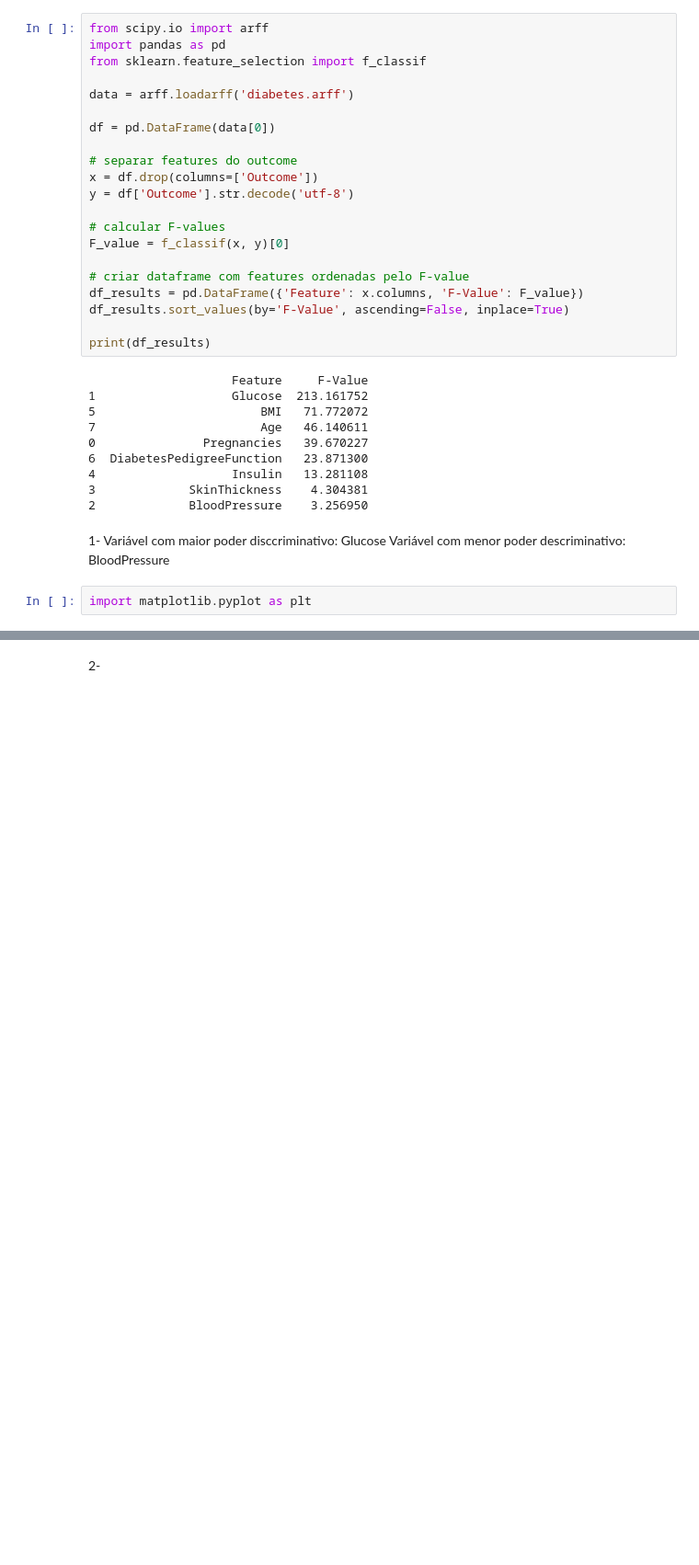
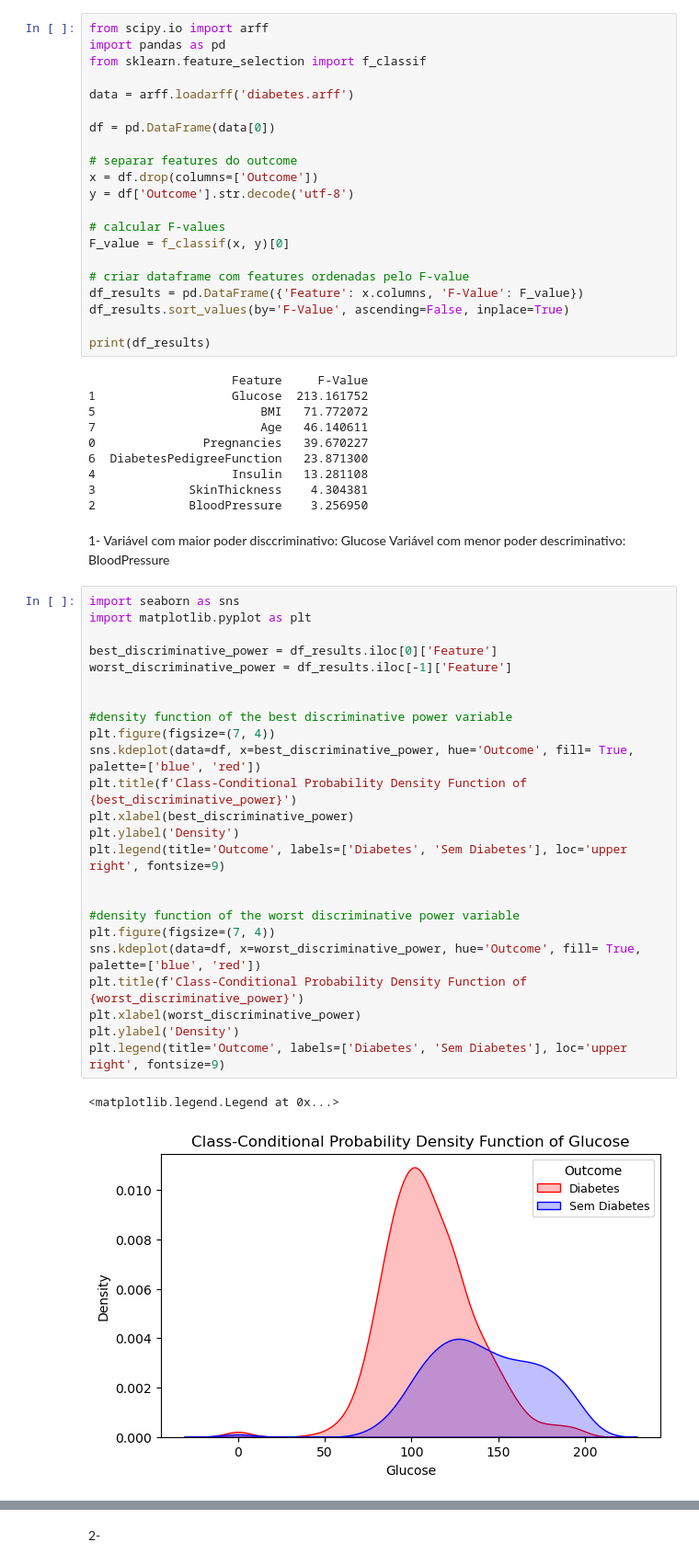
Before and after one commit to tiago-gsantos/ist-apren-homework1, a Jupyter notebook: HomeWork.ipynb, the cells around one changed output, grey strips where cells are left out. Shown: that part at 92% size. Cells and saved outputs as stored; diff of their text form; blank space fills up the shorter version.

```diff
--- a/HomeWork.ipynb
+++ b/HomeWork.ipynb
@@ -32,5 +32,30 @@ print(df_results)
 # %% [markdown]
 1- Variável com maior poder disccriminativo: Glucose
    Variável com menor poder descriminativo: BloodPressure
-# %%
-import matplotlib.pyplot as plt
+# %%
+import seaborn as sns
+import matplotlib.pyplot as plt
+
+best_discriminative_power = df_results.iloc[0]['Feature']
+worst_discriminative_power = df_results.iloc[-1]['Feature']
+
+
+#density function of the best discriminative power variable
+plt.figure(figsize=(7, 4))
+sns.kdeplot(data=df, x=best_discriminative_power, hue='Outcome', fill= True, palette=['blue', 'red'])
+plt.title(f'Class-Conditional Probability Density Function of {best_discriminative_power}')
+plt.xlabel(best_discriminative_power)
+plt.ylabel('Density')
+plt.legend(title='Outcome', labels=['Diabetes', 'Sem Diabetes'], loc='upper right', fontsize=9)
+
+
+#density function of the worst discriminative power variable
+plt.figure(figsize=(7, 4))
+sns.kdeplot(data=df, x=worst_discriminative_power, hue='Outcome', fill= True, palette=['blue', 'red'])
+plt.title(f'Class-Conditional Probability Density Function of {worst_discriminative_power}')
+plt.xlabel(worst_discriminative_power)
+plt.ylabel('Density')
+plt.legend(title='Outcome', labels=['Diabetes', 'Sem Diabetes'], loc='upper right', fontsize=9)
+# %% [output]
+<matplotlib.legend.Legend at 0x...>
+[figure, added]
```
Also changed, not shown: parts of 2 cells of this notebook.
